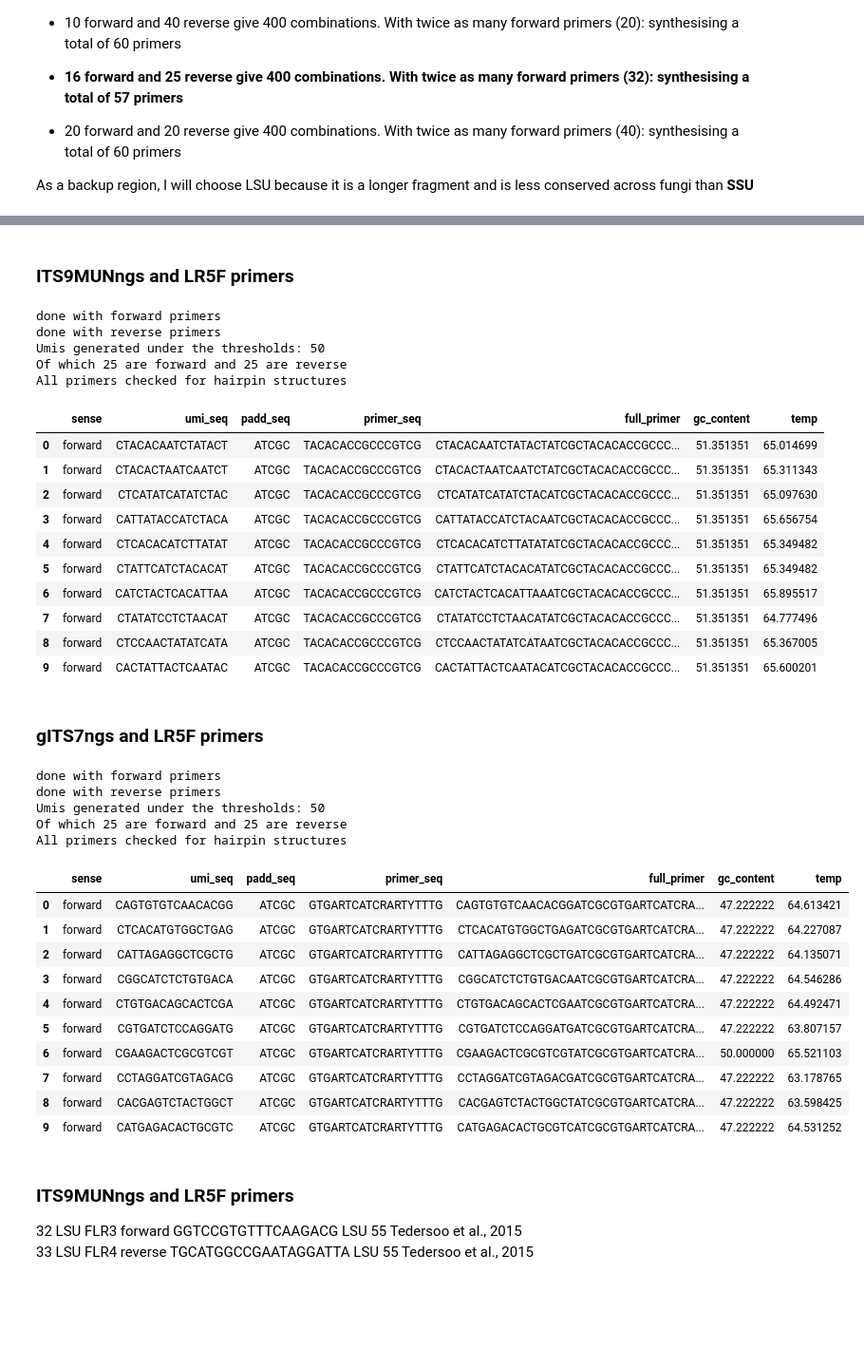
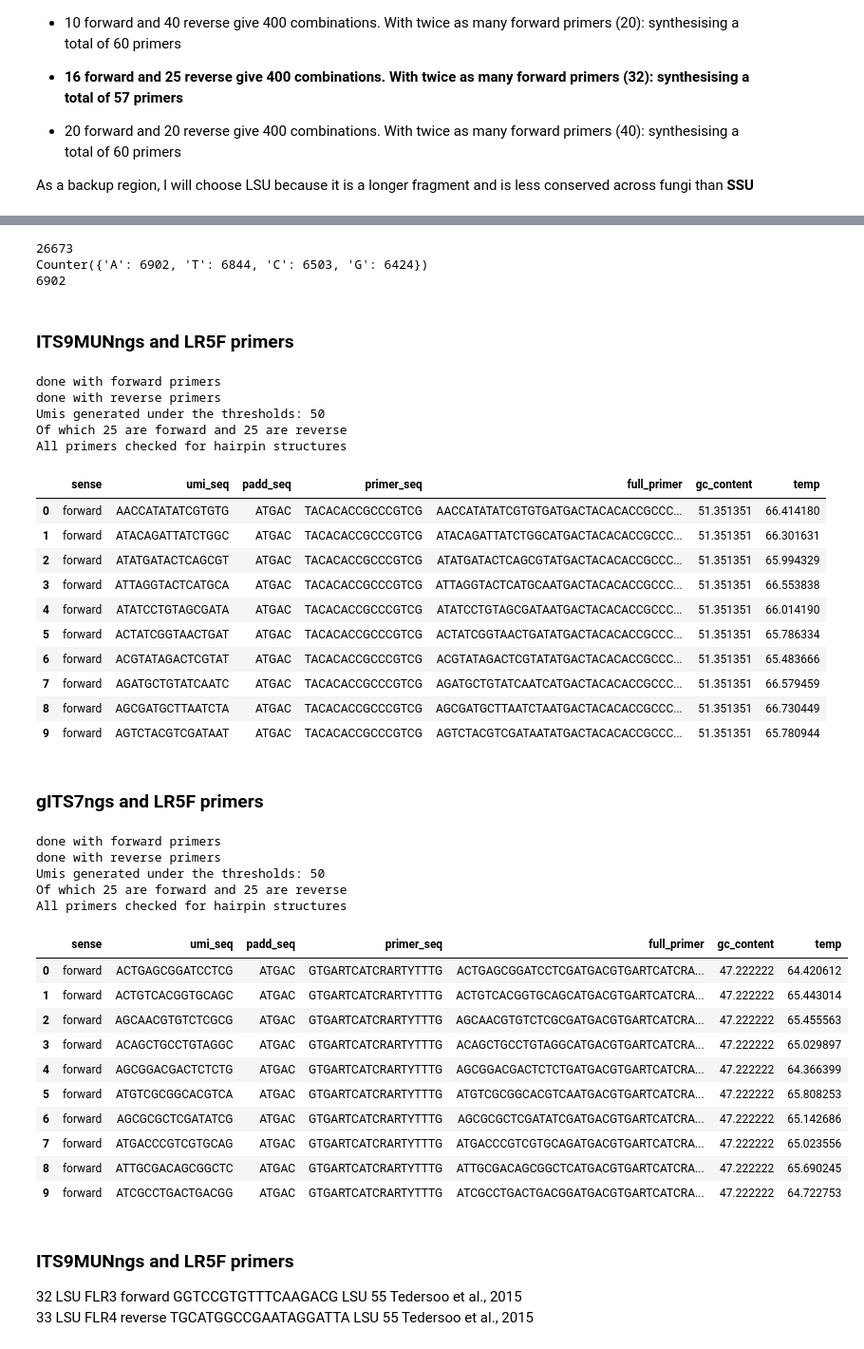
Before and after one commit to mftorres/ENTWINE, a Jupyter notebook: general_tools/create_test_umis.ipynb, the cells around one changed output, grey strips where cells are left out. Shown: that part at 95% size. Cells and saved outputs as stored; diff of their text form; code cells hidden in the pictures; blank space fills up the shorter version.

```diff
--- a/general_tools/create_test_umis.ipynb
+++ b/general_tools/create_test_umis.ipynb
@@ -478,3 +558,14 @@ As a backup region, I will choose LSU because it is a longer fragment and is les
+# %%
+first_nn = [umi[0] for umi in umi_preselected]
+print(len(first_nn)) # should be the same number of umis in the pre-selected list
+print(Counter(first_nn))
+
+umis_selected = [umi for umi in umi_preselected if umi[0] == 'A']
+print(len(umis_selected))
+# %% [output]
+26673
+Counter({'A': 6902, 'T': 6844, 'C': 6503, 'G': 6424})
+6902
 # %% [markdown]
 ### ITS9MUNngs and LR5F primers
 # %%
@@ -486,7 +577,11 @@ As a backup region, I will choose LSU because it is a longer fragment and is les
 # blasting this padd against internal transcribed spacer sequences from fungi (core_nt)
 # return no significant matches (too short of a sequence)
 
-padd = 'ATCGC'
+# the selection of pad sequences affect GC content and annealing temperatures
+# AT have fewer bonds and split at lower temperatures
+# this pad is not in the target sequence (at least ITS2 and surrounding regions) nor in the primers
+
+padd = 'ATGAC'
 
 primer_forward = 'TACACACCGCCCGTCG'
 primer_reverse = 'CGATCGATTTGCACGTCAGA'
@@ -495,7 +590,7 @@ gc_min = 46
 gc_max = 54
 
 # no more than 5 degree difference in annealing temperatures between primer pairs
-temp_min = 62
+temp_min = 55
 temp_max = 67
 
 # how many tagged primers to generate
@@ -581,16 +676,16 @@ Umis generated under the thresholds: 50
 Of which 25 are forward and 25 are reverse
 All primers checked for hairpin structures
 |  | sense | umi_seq | padd_seq | primer_seq | full_primer | gc_content | temp |
-| 0 | forward | CTACACAATCTATACT | ATCGC | TACACACCGCCCGTCG | CTACACAATCTATACTATCGCTACACACCGCCC... | 51.351351 | 65.014699 |
-| 1 | forward | CTACACTAATCAATCT | ATCGC | TACACACCGCCCGTCG | CTACACTAATCAATCTATCGCTACACACCGCCC... | 51.351351 | 65.311343 |
-| 2 | forward | CTCATATCATATCTAC | ATCGC | TACACACCGCCCGTCG | CTCATATCATATCTACATCGCTACACACCGCCC... | 51.351351 | 65.097630 |
-| 3 | forward | CATTATACCATCTACA | ATCGC | TACACACCGCCCGTCG | CATTATACCATCTACAATCGCTACACACCGCCC... | 51.351351 | 65.656754 |
-| 4 | forward | CTCACACATCTTATAT | ATCGC | TACACACCGCCCGTCG | CTCACACATCTTATATATCGCTACACACCGCCC... | 51.351351 | 65.349482 |
-| 5 | forward | CTATTCATCTACACAT | ATCGC | TACACACCGCCCGTCG | CTATTCATCTACACATATCGCTACACACCGCCC... | 51.351351 | 65.349482 |
-| 6 | forward | CATCTACTCACATTAA | ATCGC | TACACACCGCCCGTCG | CATCTACTCACATTAAATCGCTACACACCGCCC... | 51.351351 | 65.895517 |
-| 7 | forward | CTATATCCTCTAACAT | ATCGC | TACACACCGCCCGTCG | CTATATCCTCTAACATATCGCTACACACCGCCC... | 51.351351 | 64.777496 |
-| 8 | forward | CTCCAACTATATCATA | ATCGC | TACACACCGCCCGTCG | CTCCAACTATATCATAATCGCTACACACCGCCC... | 51.351351 | 65.367005 |
-| 9 | forward | CACTATTACTCAATAC | ATCGC | TACACACCGCCCGTCG | CACTATTACTCAATACATCGCTACACACCGCCC... | 51.351351 | 65.600201 |
+| 0 | forward | AACCATATATCGTGTG | ATGAC | TACACACCGCCCGTCG | AACCATATATCGTGTGATGACTACACACCGCCC... | 51.351351 | 66.414180 |
+| 1 | forward | ATACAGATTATCTGGC | ATGAC | TACACACCGCCCGTCG | ATACAGATTATCTGGCATGACTACACACCGCCC... | 51.351351 | 66.301631 |
+| 2 | forward | ATATGATACTCAGCGT | ATGAC | TACACACCGCCCGTCG | ATATGATACTCAGCGTATGACTACACACCGCCC... | 51.351351 | 65.994329 |
+| 3 | forward | ATTAGGTACTCATGCA | ATGAC | TACACACCGCCCGTCG | ATTAGGTACTCATGCAATGACTACACACCGCCC... | 51.351351 | 66.553838 |
+| 4 | forward | ATATCCTGTAGCGATA | ATGAC | TACACACCGCCCGTCG | ATATCCTGTAGCGATAATGACTACACACCGCCC... | 51.351351 | 66.014190 |
+| 5 | forward | ACTATCGGTAACTGAT | ATGAC | TACACACCGCCCGTCG | ACTATCGGTAACTGATATGACTACACACCGCCC... | 51.351351 | 65.786334 |
+| 6 | forward | ACGTATAGACTCGTAT | ATGAC | TACACACCGCCCGTCG | ACGTATAGACTCGTATATGACTACACACCGCCC... | 51.351351 | 65.483666 |
+| 7 | forward | AGATGCTGTATCAATC | ATGAC | TACACACCGCCCGTCG | AGATGCTGTATCAATCATGACTACACACCGCCC... | 51.351351 | 66.579459 |
+| 8 | forward | AGCGATGCTTAATCTA | ATGAC | TACACACCGCCCGTCG | AGCGATGCTTAATCTAATGACTACACACCGCCC... | 51.351351 | 66.730449 |
+| 9 | forward | AGTCTACGTCGATAAT | ATGAC | TACACACCGCCCGTCG | AGTCTACGTCGATAATATGACTACACACCGCCC... | 51.351351 | 65.780944 |
 # %% [markdown]
 ### gITS7ngs and LR5F primers
 # %%
@@ -602,7 +697,7 @@ All primers checked for hairpin structures
 # blasting this padd against internal transcribed spacer sequences from fungi (core_nt)
 # return no significant matches (too short of a sequence)
 
-padd = 'ATCGC'
+padd = 'ATGAC'
 
 primer_forward = 'GTGARTCATCRARTYTTTG'
 primer_reverse = 'CGATCGATTTGCACGTCAGA'
@@ -658,43 +753,43 @@ for umi in umis_selected: # umi_preselected[0:20000] if you want to test things
                 break
 
 print('done with reverse primers')
 
 print('Umis generated under the thresholds: %s'%(len(tagged_primers)))
 print('Of which %s are forward and %s are reverse'%(len(tagged_primers[tagged_primers['sense'] == 'forward']),
                                                     len(tagged_primers[tagged_primers['sense'] == 'reverse'])))
 
 # checking for hairpins
 for row in tagged_primers.itertuples():
     for nn in ['A','T','C','G']:
         seq = re.sub('[NRYKMSWBDHV]',nn, row.full_primer, flags = re.IGNORECASE)
         structures = fold(seq) # doesn't like ambiguous nucleotides
         for struct in structures:
             if 'HAIRPIN' in str(struct.desc) and struct.e < 0:
                 print(f"Type: {struct.desc}, Position: {struct.ij}, Delta G: {struct.e:.2f} kcal/mol")
                 print(f"Concerning primer sequence: {row.full_primer.replace}")
 print('All primers checked for hairpin structures')
 
 # save the file
 tagged_primers.to_csv('./gITS7ngs_LR5F-ITS2_tagged.csv', sep = '\t', index_label = 'index')
 
 tagged_primers.head(10)
 # %% [output]
 done with forward primers
 done with reverse primers
 Umis generated under the thresholds: 50
 Of which 25 are forward and 25 are reverse
 All primers checked for hairpin structures
 |  | sense | umi_seq | padd_seq | primer_seq | full_primer | gc_content | temp |
-| 0 | forward | CAGTGTGTCAACACGG | ATCGC | GTGARTCATCRARTYTTTG | CAGTGTGTCAACACGGATCGCGTGARTCATCRA... | 47.222222 | 64.613421 |
-| 1 | forward | CTCACATGTGGCTGAG | ATCGC | GTGARTCATCRARTYTTTG | CTCACATGTGGCTGAGATCGCGTGARTCATCRA... | 47.222222 | 64.227087 |
-| 2 | forward | CATTAGAGGCTCGCTG | ATCGC | GTGARTCATCRARTYTTTG | CATTAGAGGCTCGCTGATCGCGTGARTCATCRA... | 47.222222 | 64.135071 |
-| 3 | forward | CGGCATCTCTGTGACA | ATCGC | GTGARTCATCRARTYTTTG | CGGCATCTCTGTGACAATCGCGTGARTCATCRA... | 47.222222 | 64.546286 |
-| 4 | forward | CTGTGACAGCACTCGA | ATCGC | GTGARTCATCRARTYTTTG | CTGTGACAGCACTCGAATCGCGTGARTCATCRA... | 47.222222 | 64.492471 |
-| 5 | forward | CGTGATCTCCAGGATG | ATCGC | GTGARTCATCRARTYTTTG | CGTGATCTCCAGGATGATCGCGTGARTCATCRA... | 47.222222 | 63.807157 |
-| 6 | forward | CGAAGACTCGCGTCGT | ATCGC | GTGARTCATCRARTYTTTG | CGAAGACTCGCGTCGTATCGCGTGARTCATCRA... | 50.000000 | 65.521103 |
-| 7 | forward | CCTAGGATCGTAGACG | ATCGC | GTGARTCATCRARTYTTTG | CCTAGGATCGTAGACGATCGCGTGARTCATCRA... | 47.222222 | 63.178765 |
-| 8 | forward | CACGAGTCTACTGGCT | ATCGC | GTGARTCATCRARTYTTTG | CACGAGTCTACTGGCTATCGCGTGARTCATCRA... | 47.222222 | 63.598425 |
-| 9 | forward | CATGAGACACTGCGTC | ATCGC | GTGARTCATCRARTYTTTG | CATGAGACACTGCGTCATCGCGTGARTCATCRA... | 47.222222 | 64.531252 |
+| 0 | forward | ACTGAGCGGATCCTCG | ATGAC | GTGARTCATCRARTYTTTG | ACTGAGCGGATCCTCGATGACGTGARTCATCRA... | 47.222222 | 64.420612 |
+| 1 | forward | ACTGTCACGGTGCAGC | ATGAC | GTGARTCATCRARTYTTTG | ACTGTCACGGTGCAGCATGACGTGARTCATCRA... | 47.222222 | 65.443014 |
+| 2 | forward | AGCAACGTGTCTCGCG | ATGAC | GTGARTCATCRARTYTTTG | AGCAACGTGTCTCGCGATGACGTGARTCATCRA... | 47.222222 | 65.455563 |
+| 3 | forward | ACAGCTGCCTGTAGGC | ATGAC | GTGARTCATCRARTYTTTG | ACAGCTGCCTGTAGGCATGACGTGARTCATCRA... | 47.222222 | 65.029897 |
+| 4 | forward | AGCGGACGACTCTCTG | ATGAC | GTGARTCATCRARTYTTTG | AGCGGACGACTCTCTGATGACGTGARTCATCRA... | 47.222222 | 64.366399 |
+| 5 | forward | ATGTCGCGGCACGTCA | ATGAC | GTGARTCATCRARTYTTTG | ATGTCGCGGCACGTCAATGACGTGARTCATCRA... | 47.222222 | 65.808253 |
+| 6 | forward | AGCGCGCTCGATATCG | ATGAC | GTGARTCATCRARTYTTTG | AGCGCGCTCGATATCGATGACGTGARTCATCRA... | 47.222222 | 65.142686 |
+| 7 | forward | ATGACCCGTCGTGCAG | ATGAC | GTGARTCATCRARTYTTTG | ATGACCCGTCGTGCAGATGACGTGARTCATCRA... | 47.222222 | 65.023556 |
+| 8 | forward | ATTGCGACAGCGGCTC | ATGAC | GTGARTCATCRARTYTTTG | ATTGCGACAGCGGCTCATGACGTGARTCATCRA... | 47.222222 | 65.690245 |
+| 9 | forward | ATCGCCTGACTGACGG | ATGAC | GTGARTCATCRARTYTTTG | ATCGCCTGACTGACGGATGACGTGARTCATCRA... | 47.222222 | 64.722753 |
 # %% [markdown]
 ### ITS9MUNngs and LR5F primers
 
```
Also changed, not shown: parts of 7 cells of this notebook.
